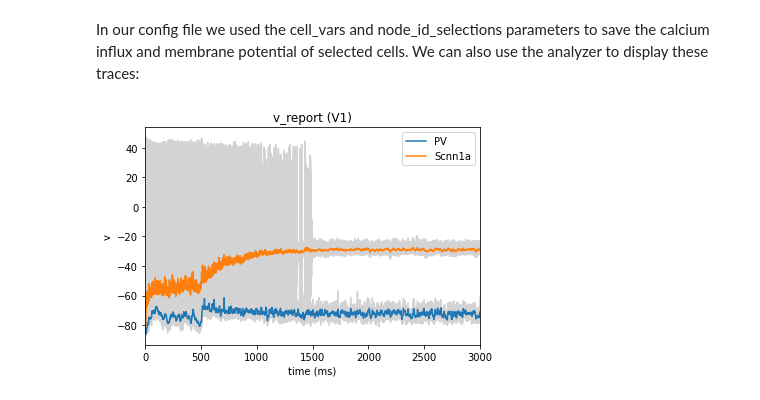
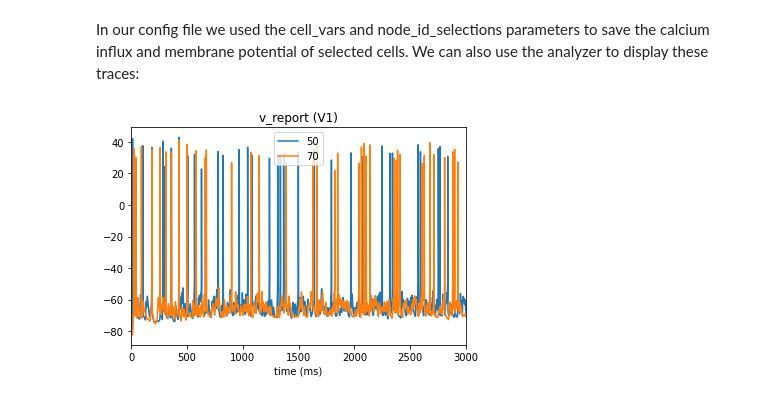
Before and after one commit to AllenInstitute/bmtk, a Jupyter notebook: docs/tutorial/04_multi_pop.ipynb, the cells around one changed output. Cells and saved outputs as stored; diff of their text form; code cells hidden in the pictures.

```diff
--- a/docs/tutorial/04_multi_pop.ipynb
+++ b/docs/tutorial/04_multi_pop.ipynb
@@ -504,6 +516,6 @@ In our config file we used the cell_vars and node_id_selections parameters to sa
 # %%
 from bmtk.analyzer.compartment import plot_traces
 
-_ = plot_traces(config_file='sim_ch04/config.json', group_by='pop_name', report_name='v_report')
+_ = plot_traces(config_file='sim_ch04/config.json', report_name='v_report', node_ids=[50,70])
 # %% [output]
-[figure, old version]
+[figure, new version]
```
Also changed, not shown: parts of 7 cells of this notebook, 55 other files.
